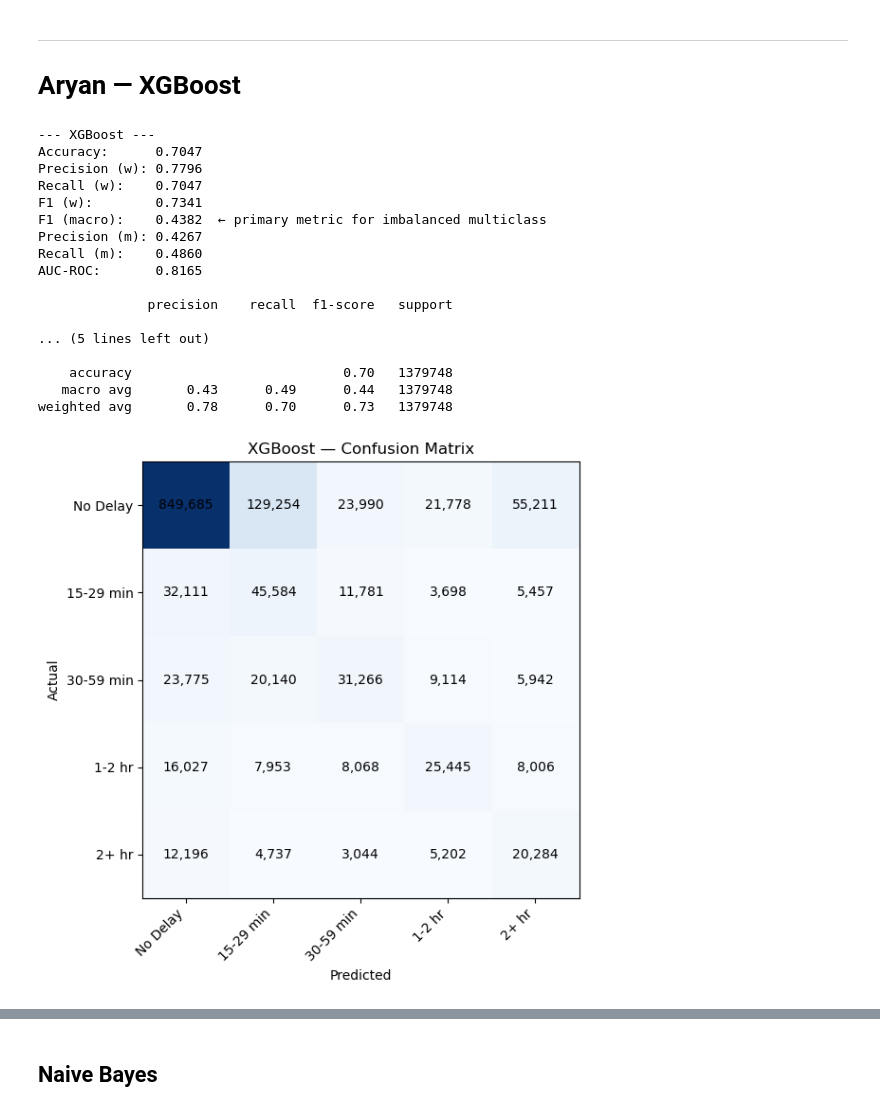
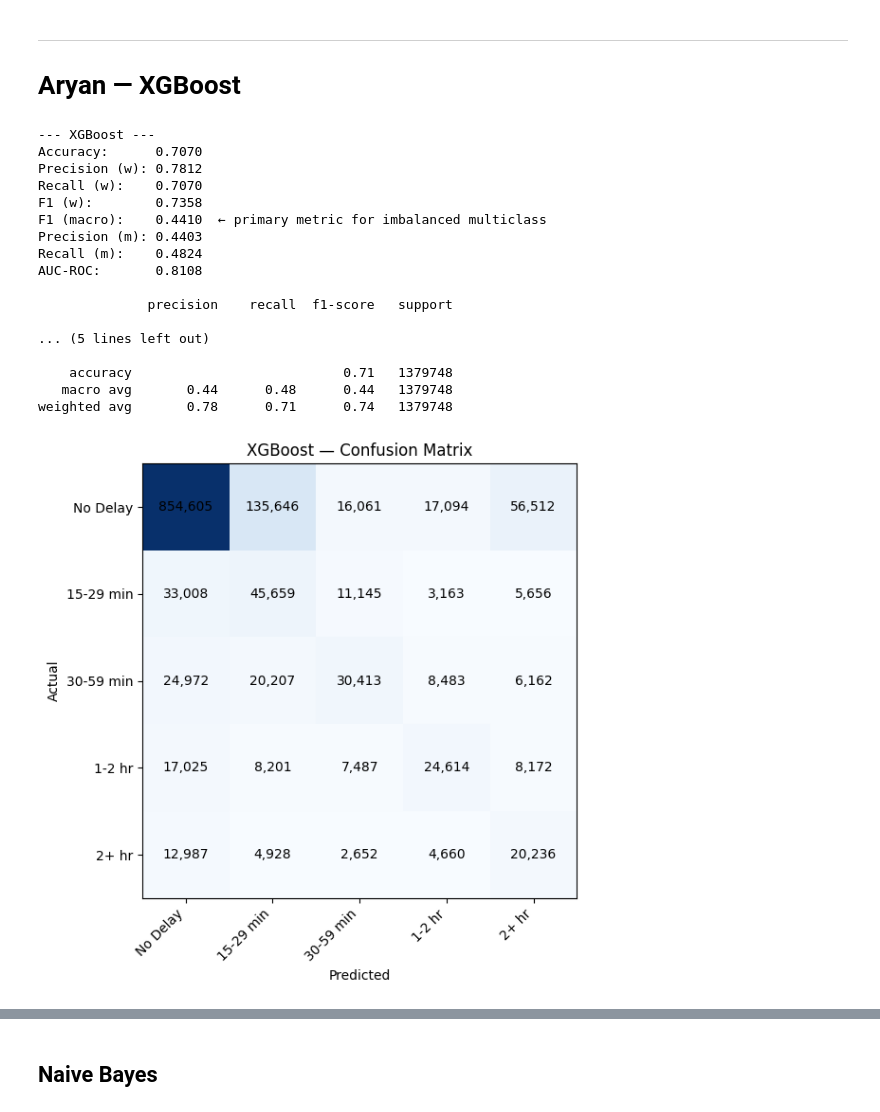
Before and after one commit to dennisous/STT811-Project, a Jupyter notebook: model_analysis.ipynb, the cells around one changed output, grey strips where cells are left out. Saved outputs shown, nothing was run; the diff lists cells and outputs as text; code cells hidden in the pictures.

```diff
--- a/model_analysis.ipynb
+++ b/model_analysis.ipynb
@@ -291,49 +289,49 @@ import xgboost as xgb
 
 # Uses the same 500k sample defined in the Logistic Regression cell
 X_train_xgb = X_train_500k
 X_test_xgb  = X_test_preprocessed
 y_train_xgb = y_train_500k.values
 
 # Inverse class frequency weights for imbalance
 class_counts = np.bincount(y_train_xgb)
 class_weights = len(y_train_xgb) / (len(class_counts) * class_counts)
 sample_weights = class_weights[y_train_xgb]
 
 xgb_model = xgb.XGBClassifier(
     objective="multi:softprob",
     num_class=5,
-    max_depth=8,
-    learning_rate=0.15,
-    n_estimators=150,
-    min_child_weight=1,
+    max_depth=5,
+    learning_rate=0.2,
+    n_estimators=100,
+    min_child_weight=3,
     subsample=0.8,
     colsample_bytree=0.8,
     random_state=42,
     n_jobs=-1,
     tree_method="hist",
 )
 xgb_model.fit(X_train_xgb, y_train_xgb, sample_weight=sample_weights, verbose=False)
 
 results.append(evaluate('XGBoost', xgb_model, X_test_xgb, y_test))
 # %% [output]
 --- XGBoost ---
-Accuracy:      0.7047
-Precision (w): 0.7796
-Recall (w):    0.7047
-F1 (w):        0.7341
-F1 (macro):    0.4382  ← primary metric for imbalanced multiclass
-Precision (m): 0.4267
-Recall (m):    0.4860
-AUC-ROC:       0.8165
+Accuracy:      0.7070
+Precision (w): 0.7812
+Recall (w):    0.7070
+F1 (w):        0.7358
+F1 (macro):    0.4410  ← primary metric for imbalanced multiclass
+Precision (m): 0.4403
+Recall (m):    0.4824
+AUC-ROC:       0.8108
 
               precision    recall  f1-score   support
 
 ... (5 lines left out)
 
-    accuracy                           0.70   1379748
-   macro avg       0.43      0.49      0.44   1379748
-weighted avg       0.78      0.70      0.73   1379748
+    accuracy                           0.71   1379748
+   macro avg       0.44      0.48      0.44   1379748
+weighted avg       0.78      0.71      0.74   1379748
-[figure, old version]
+[figure, new version]
 # %%
 # XGBoost feature importance — use encoded feature names to match the model
 importances = xgb_model.feature_importances_
```
Also changed, not shown: parts of 13 cells of this notebook.
